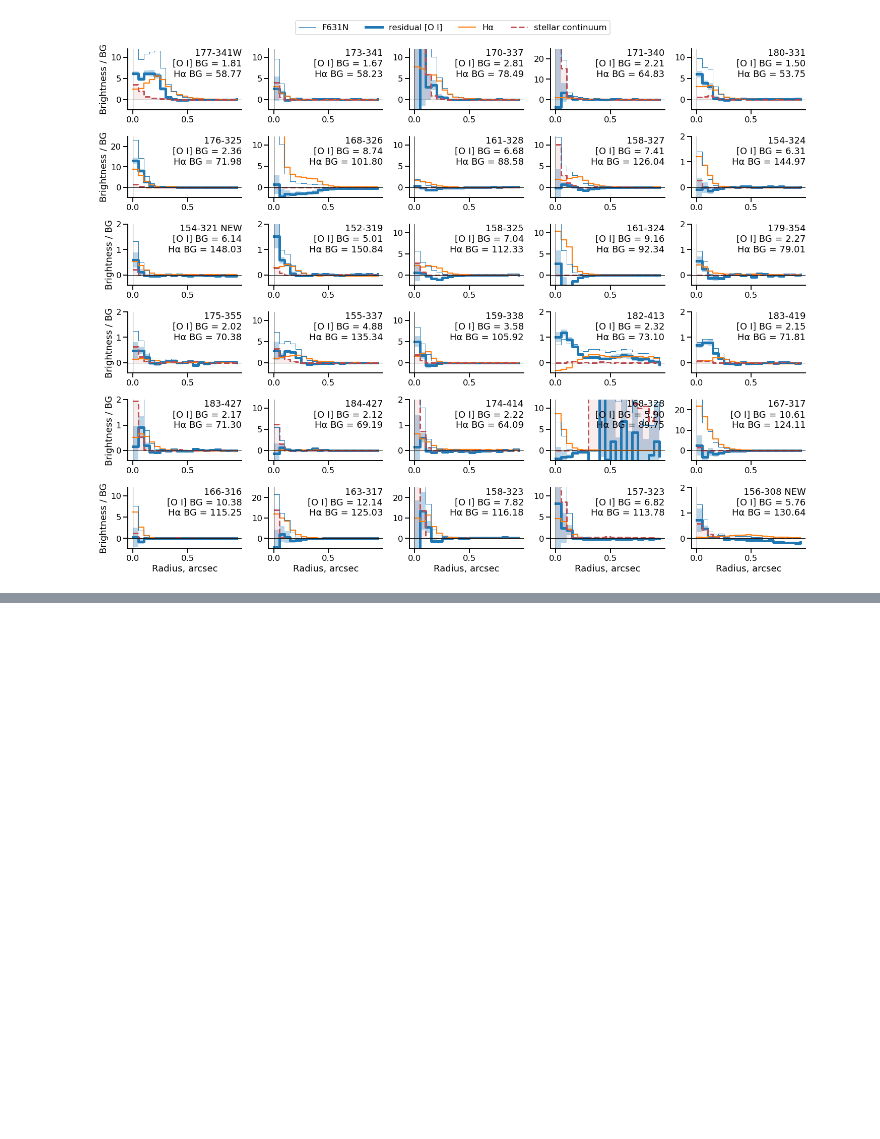
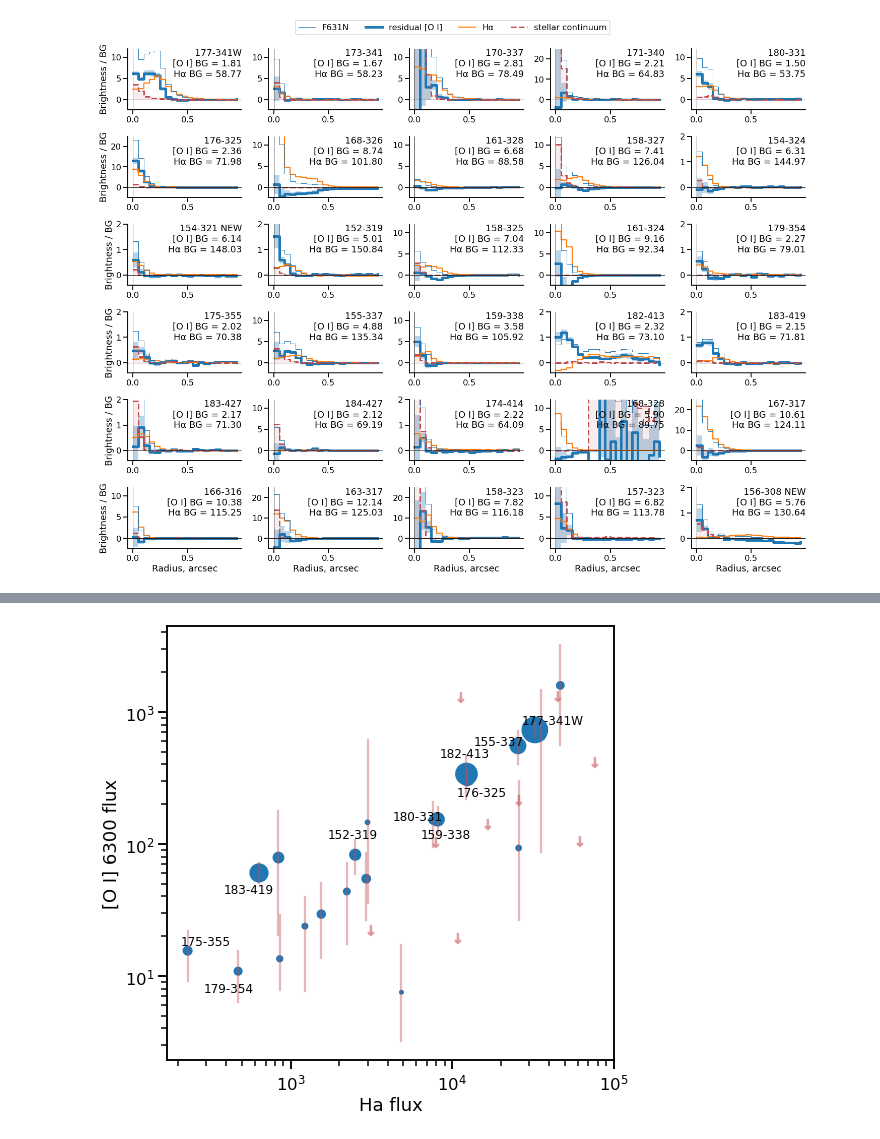
Before and after one commit to will-henney/neutral-proplyds, a Jupyter notebook: notebooks/02-all-proplyds-PC.ipynb, the cells around one changed output, grey strips where cells are left out. Cells and saved outputs as stored; diff of their text form; code cells hidden in the pictures; blank space fills up the shorter version.

```diff
--- a/notebooks/02-all-proplyds-PC.ipynb
+++ b/notebooks/02-all-proplyds-PC.ipynb
@@ -769,0 +932,46 @@ pres.nha, pres.noi, pres.noi_lo, pres.noi_hi
+# %%
+fig, ax = plt.subplots(figsize=(8, 8))
+ax.scatter(
+    "F_ha",
+    "F_oi",
+    data=results_table,
+    s=30 * results_table["s/n"] * results_table["r_oi"] / 0.05,
+)
+th = 0.5
+for row in results_table:
+    if np.isfinite(row["F_oi"]):
+        ax.plot(
+            [row["F_ha"], row["F_ha"]],
+            [row["F_oi_lo"], row["F_oi_hi"]],
+            color="r",
+            alpha=0.4,
+        )
+    else:
+        ax.scatter(
+            row["F_ha"],
+            row["F_oi_hi"],
+            marker="$\downarrow$",
+            color="r",
+            s=100,
+            alpha=0.4,
+        )
+    if row["s/n"] > 2.0:
+        ax.annotate(
+            row["Name"],
+            (row["F_ha"], row["F_oi"]),
+            xytext=(20 * np.cos(th), 20 * np.sin(th)),
+            textcoords='offset points',
+            ha="center",
+            va="center",
+            fontsize=12,
+        )
+        th += 2.5
+ax.set(
+    xlabel="Ha flux",
+    ylabel="[O I] 6300 flux",
+    xscale="log",
+    yscale="log",
+)
+...;
+# %% [output]
+[figure, added]
```
Also changed, not shown: parts of 15 cells of this notebook, 1 other file.
